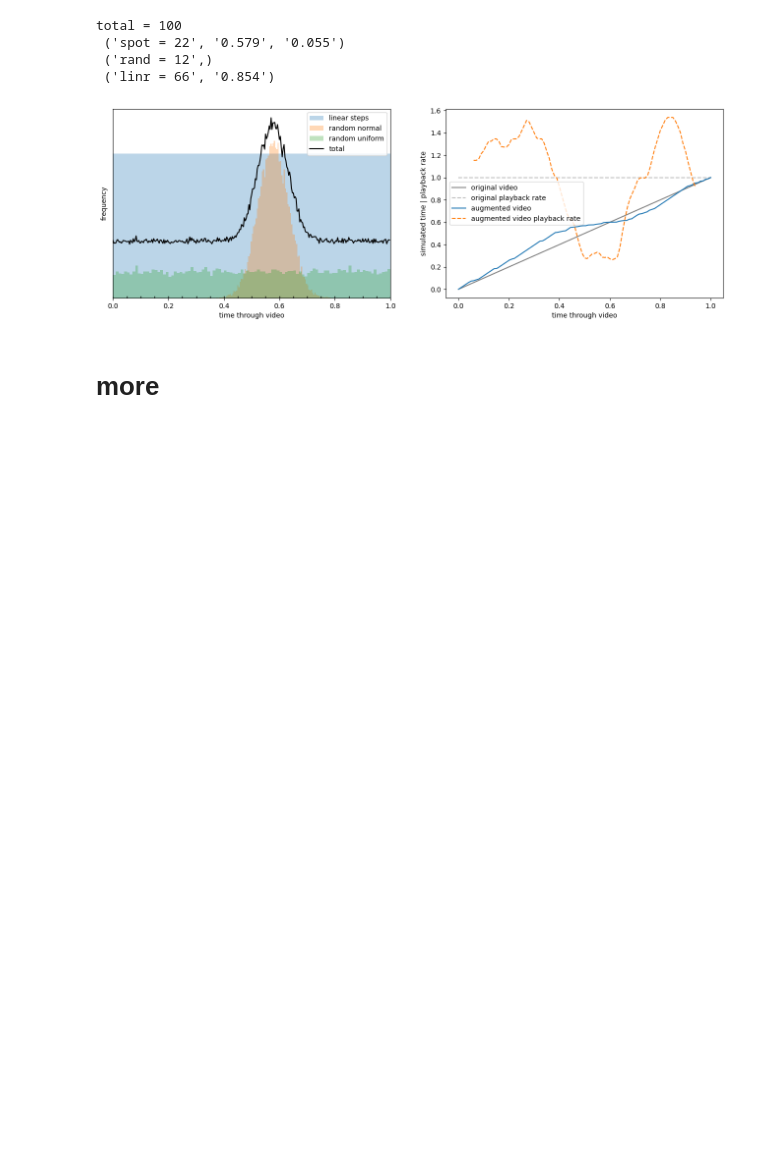
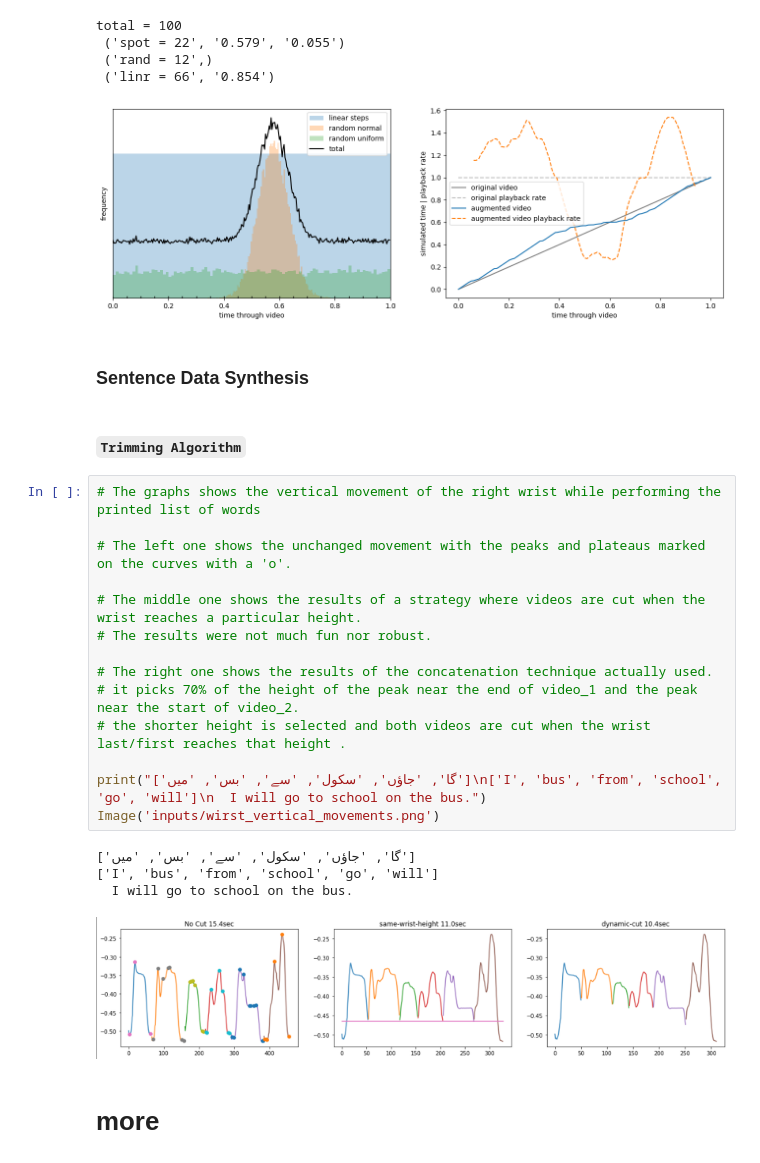
Before and after one commit to mdsrqbl/SignLanguageTranslator, a Jupyter notebook: notebooks/research_paper_assets.ipynb, the cells around one changed output. Drawn from its saved outputs; the diff is of its cells as text; blank space fills up the shorter version.

```diff
--- a/notebooks/research_paper_assets.ipynb
+++ b/notebooks/research_paper_assets.ipynb
@@ -100,5 +100,28 @@ total = 100
  ('rand = 12',)
  ('linr = 66', '0.854')
 [figure]
+# %% [markdown]
+### Sentence Data Synthesis
+# %% [markdown]
+#### `Trimming Algorithm`
+# %%
+# The graphs shows the vertical movement of the right wrist while performing the printed list of words
+
+# The left one shows the unchanged movement with the peaks and plateaus marked on the curves with a 'o'.
+
+# The middle one shows the results of a strategy where videos are cut when the wrist reaches a particular height.
+# The results were not much fun nor robust.
+
+# The right one shows the results of the concatenation technique actually used.
+# it picks 70% of the height of the peak near the end of video_1 and the peak near the start of video_2.
+# the shorter height is selected and both videos are cut when the wrist last/first reaches that height .
+
+print("['گا', 'جاؤں', 'سکول', 'سے', 'بس', 'میں']\n['I', 'bus', 'from', 'school', 'go', 'will']\n  I will go to school on the bus.")
+Image('inputs/wirst_vertical_movements.png')
+# %% [output]
+['گا', 'جاؤں', 'سکول', 'سے', 'بس', 'میں']
+['I', 'bus', 'from', 'school', 'go', 'will']
+  I will go to school on the bus.
+[figure, added]
 # %% [markdown]
 # more
```
Also changed, not shown: parts of 1 cell of this notebook, 14 other files.
